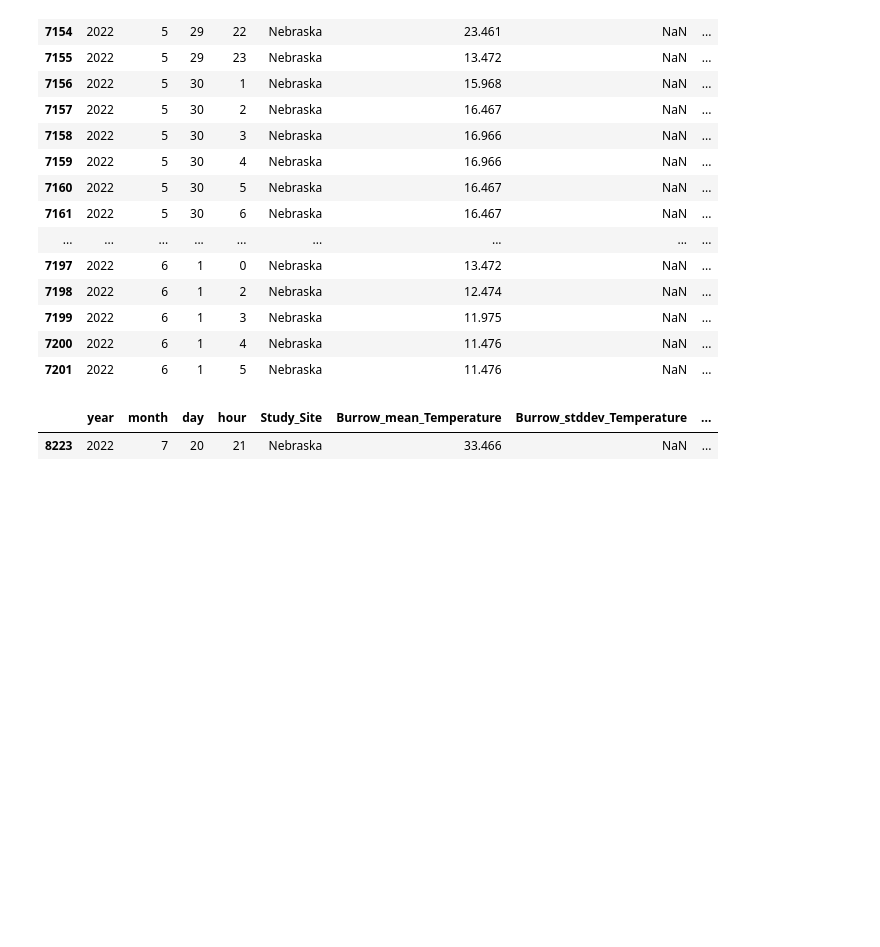
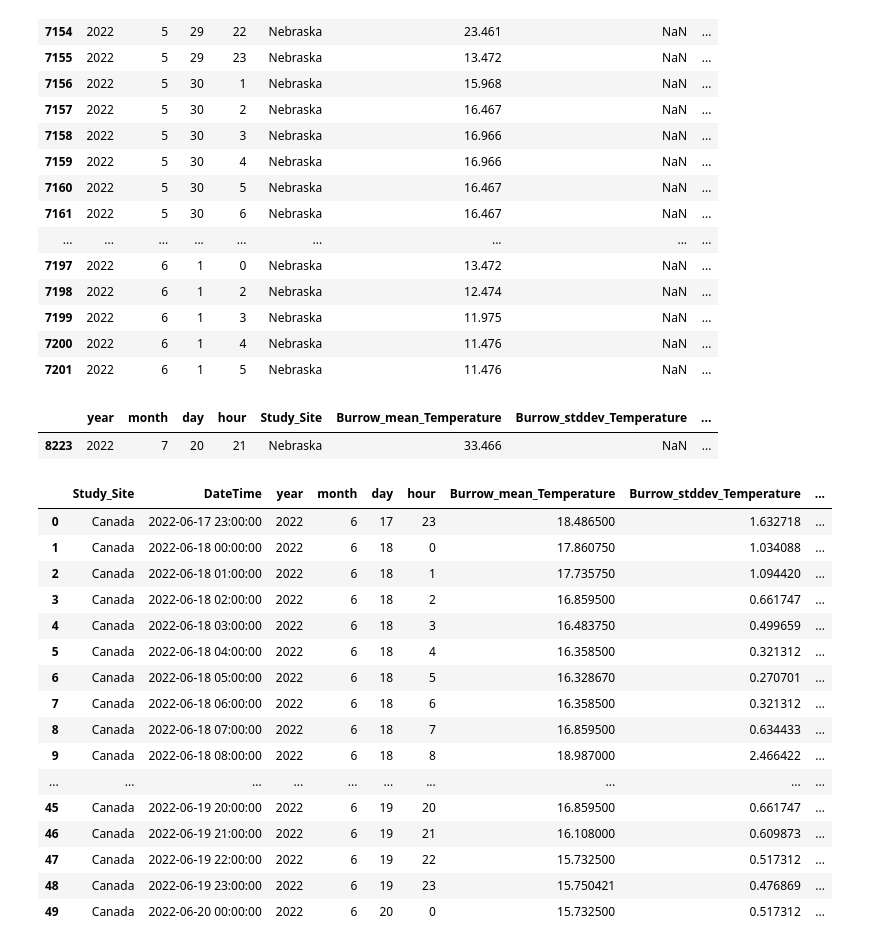
Before and after one commit to michaelremington2/therma_sim, a Jupyter notebook: src/therma_sim/get_data.ipynb, the cells around one changed output. Drawn from its saved outputs; the diff is of its cells as text; code cells hidden in the pictures; blank space fills up the shorter version.

```diff
--- a/src/therma_sim/get_data.ipynb
+++ b/src/therma_sim/get_data.ipynb
@@ -296,3 +339,23 @@ nan_microhabitat_rows.head()
+# %%
+resampled_therma_df.head(50)
+# %% [output]
+|  | Study_Site | DateTime | year | month | day | hour | Burrow_mean_Temperature | Burrow_stddev_Temperature | ... |
+| 0 | Canada | 2022-06-17 23:00:00 | 2022 | 6 | 17 | 23 | 18.486500 | 1.632718 | ... |
+| 1 | Canada | 2022-06-18 00:00:00 | 2022 | 6 | 18 | 0 | 17.860750 | 1.034088 | ... |
+| 2 | Canada | 2022-06-18 01:00:00 | 2022 | 6 | 18 | 1 | 17.735750 | 1.094420 | ... |
+| 3 | Canada | 2022-06-18 02:00:00 | 2022 | 6 | 18 | 2 | 16.859500 | 0.661747 | ... |
+| 4 | Canada | 2022-06-18 03:00:00 | 2022 | 6 | 18 | 3 | 16.483750 | 0.499659 | ... |
+| 5 | Canada | 2022-06-18 04:00:00 | 2022 | 6 | 18 | 4 | 16.358500 | 0.321312 | ... |
+| 6 | Canada | 2022-06-18 05:00:00 | 2022 | 6 | 18 | 5 | 16.328670 | 0.270701 | ... |
+| 7 | Canada | 2022-06-18 06:00:00 | 2022 | 6 | 18 | 6 | 16.358500 | 0.321312 | ... |
+| 8 | Canada | 2022-06-18 07:00:00 | 2022 | 6 | 18 | 7 | 16.859500 | 0.634433 | ... |
+| 9 | Canada | 2022-06-18 08:00:00 | 2022 | 6 | 18 | 8 | 18.987000 | 2.466422 | ... |
+| ... | ... | ... | ... | ... | ... | ... | ... | ... | ... |
+| 45 | Canada | 2022-06-19 20:00:00 | 2022 | 6 | 19 | 20 | 16.859500 | 0.661747 | ... |
+| 46 | Canada | 2022-06-19 21:00:00 | 2022 | 6 | 19 | 21 | 16.108000 | 0.609873 | ... |
+| 47 | Canada | 2022-06-19 22:00:00 | 2022 | 6 | 19 | 22 | 15.732500 | 0.517312 | ... |
+| 48 | Canada | 2022-06-19 23:00:00 | 2022 | 6 | 19 | 23 | 15.750421 | 0.476869 | ... |
+| 49 | Canada | 2022-06-20 00:00:00 | 2022 | 6 | 20 | 0 | 15.732500 | 0.517312 | ... |
 # %%
 # Number of years to append
 num_years = 10
```
Also changed, not shown: parts of 9 cells of this notebook, 4 other files.
